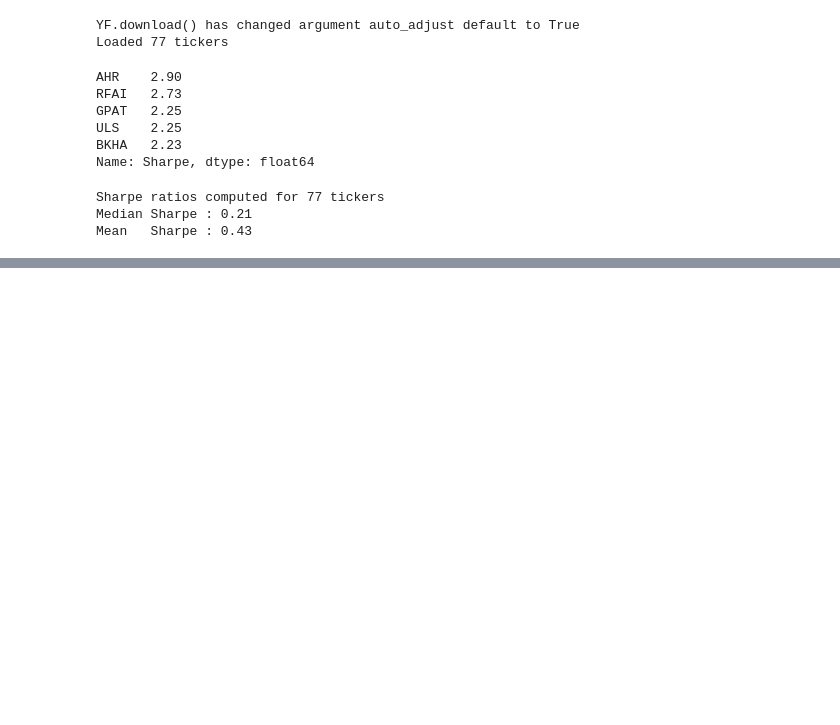
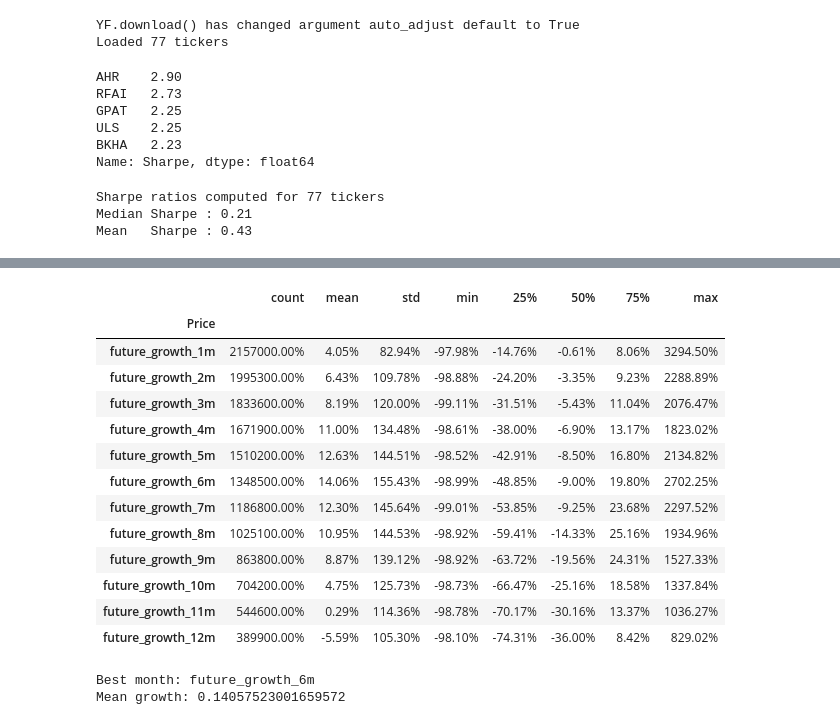
Before and after one commit to ceccode/stock-markets-analytics-zoomcamp, a Jupyter notebook: 02-dataframe-analysis/homework-solutions/hw2-dataframe-analysis.ipynb, the cells around one changed output, grey strips where cells are left out. Cells and saved outputs as stored; diff of their text form; code cells hidden in the pictures; blank space fills up the shorter version.

```diff
--- a/02-dataframe-analysis/homework-solutions/hw2-dataframe-analysis.ipynb
+++ b/02-dataframe-analysis/homework-solutions/hw2-dataframe-analysis.ipynb
@@ -412,0 +417,17 @@ Mean   Sharpe : 0.43
+# %%
+frames = []
+for sym, df in stocks.items():
+    tmp = (
+        df[["Close"]]             # keep only what you need; add others if desired
+          .copy()
+          .reset_index()          # Date index ➜ column
+          .rename(columns={"Date": "date"})   # nicer lowercase
+    )
+    tmp["Ticker"] = sym
+    frames.append(tmp)
+
+stocks_df = pd.concat(frames, ignore_index=True)          # ~ N×75 rows
+stocks_df = stocks_df.sort_values(["Ticker", "date"])     # guarantees order
+
+print(stocks_df.head())
+print("Unique tickers:", stocks_df["Ticker"].nunique())   # should be 75
@@ -412,0 +442,10 @@ Mean   Sharpe : 0.43
+# %%
+
+MONTH_DAYS = 21
+for m in range(1, 13):                                    # 1 … 12
+    shift_n = m * MONTH_DAYS                              # rows to look ahead
+    stocks_df[f"future_growth_{m}m"] = (
+        stocks_df
+          .groupby("Ticker")["Close"]                     # work per stock
+          .shift(-shift_n) / stocks_df["Close"] - 1.0     # (P_{t+n}/P_t) − 1
+    )
@@ -412,0 +479,28 @@ Mean   Sharpe : 0.43
+# %%
+
+stats = stocks_df[[f"future_growth_{m}m" for m in range(1, 13)]].describe().T
+stats.style.format("{:.2%}")
+# %% [output]
+|  | count | mean | std | min | 25% | 50% | 75% | max |
+| Price |  |  |  |  |  |  |  |  |
+| future_growth_1m | 2157000.00% | 4.05% | 82.94% | -97.98% | -14.76% | -0.61% | 8.06% | 3294.50% |
+| future_growth_2m | 1995300.00% | 6.43% | 109.78% | -98.88% | -24.20% | -3.35% | 9.23% | 2288.89% |
+| future_growth_3m | 1833600.00% | 8.19% | 120.00% | -99.11% | -31.51% | -5.43% | 11.04% | 2076.47% |
+| future_growth_4m | 1671900.00% | 11.00% | 134.48% | -98.61% | -38.00% | -6.90% | 13.17% | 1823.02% |
+| future_growth_5m | 1510200.00% | 12.63% | 144.51% | -98.52% | -42.91% | -8.50% | 16.80% | 2134.82% |
+| future_growth_6m | 1348500.00% | 14.06% | 155.43% | -98.99% | -48.85% | -9.00% | 19.80% | 2702.25% |
+| future_growth_7m | 1186800.00% | 12.30% | 145.64% | -99.01% | -53.85% | -9.25% | 23.68% | 2297.52% |
+| future_growth_8m | 1025100.00% | 10.95% | 144.53% | -98.92% | -59.41% | -14.33% | 25.16% | 1934.96% |
+| future_growth_9m | 863800.00% | 8.87% | 139.12% | -98.92% | -63.72% | -19.56% | 24.31% | 1527.33% |
+| future_growth_10m | 704200.00% | 4.75% | 125.73% | -98.73% | -66.47% | -25.16% | 18.58% | 1337.84% |
+| future_growth_11m | 544600.00% | 0.29% | 114.36% | -98.78% | -70.17% | -30.16% | 13.37% | 1036.27% |
+| future_growth_12m | 389900.00% | -5.59% | 105.30% | -98.10% | -74.31% | -36.00% | 8.42% | 829.02% |
+# %%
+
+mean_by_m = stats["mean"]
+opt_m   = mean_by_m.idxmax()        # e.g. 'future_growth_4m'
+print("Best month:", opt_m)
+print("Mean growth:", mean_by_m.max())
+# %% [output]
+Best month: future_growth_6m
+Mean growth: 0.14057523001659572
```
Also changed, not shown: parts of 4 cells of this notebook, 1 other file.
